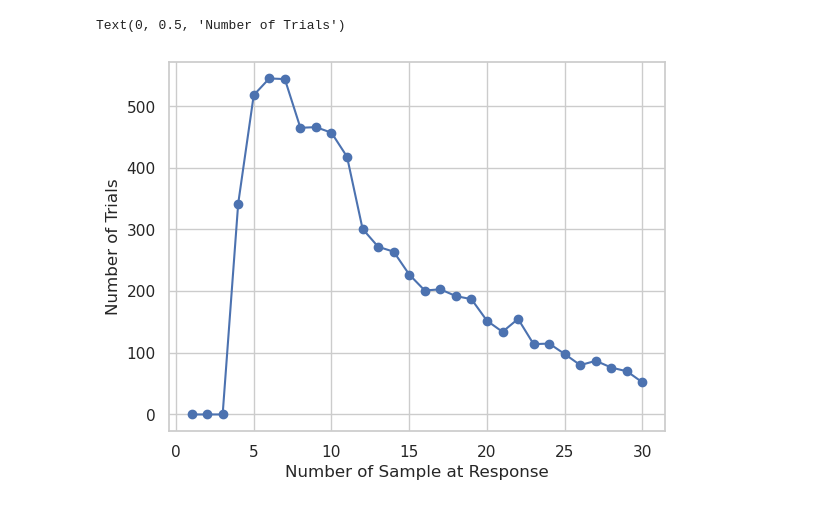
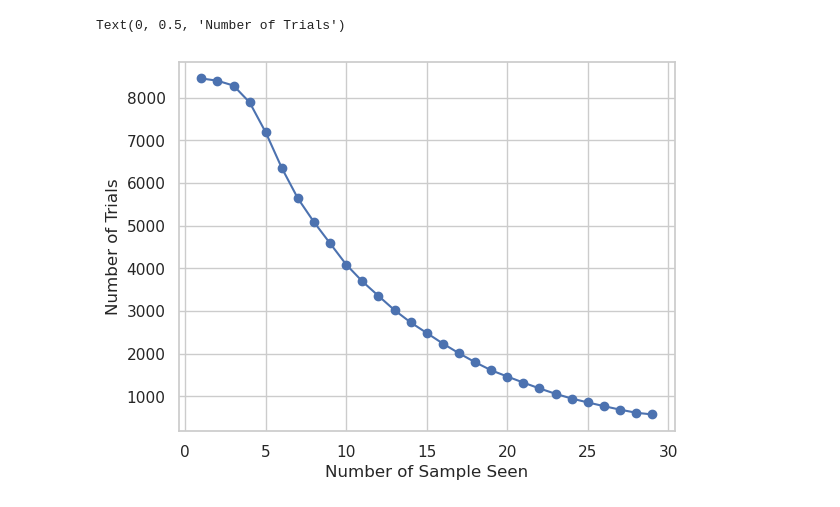
Before and after one commit to jennyqsun/evidence-chain, a Jupyter notebook: analysis/dataset_characteristics.ipynb, the cells around one changed output. Cells and saved outputs as stored; diff of their text form; code cells hidden in the pictures.

```diff
--- a/analysis/dataset_characteristics.ipynb
+++ b/analysis/dataset_characteristics.ipynb
@@ -64,0 +28,19 @@ df.head()
+# %%
+list_of_subj = os.listdir(BEH_DIR)
+list_of_subj.sort()
+# list_of_subj = [list_of_subj[5]]
+
+df = pd.read_pickle(os.path.join(ALL_BEH_DIR, 'all_df_concat.pkl'))
+# organize some columsn
+
+df['key'][df['key'] == '[5]'] = 1
+df['key'][df['key'] == '[3]'] = 1
+df['key'][df['key'] == '[2]'] = 0
+df['cumsum'] = df['sequence_clean'].apply(lambda x: [sum(x[:i+1]) for i in range(len(x))])
+
+# get rid of a ;pw acc subject
+df = df[df['sid']!='s108']
+
+
+# df = df[df['stimDur'] == 0.1]
+# df = df[df['stimDur'] != 0.05]
@@ -65,3 +60,10 @@ df.head()
+# %%
+# correct the count
+df = correct_samples_by_condition(df)
+
+cumsum = np.array(df['cumsum'].to_list())
+sequence =  np.array(df['sequence_clean'].to_list())
+count = df['count_corrected'].to_numpy()
 # %%
 df.shape
 # %% [output]
@@ -69,3 +71,8 @@ df.shape
+# %%
+
+# create a matrix of +1 and -1 with NaNs if the chain terminates
+
+chain_matrix = get_chain_matrix(sequence, count)
 # %%
 df
 # %% [output]
@@ -126,13 +160,12 @@ Text(0, 0.5, 'Accuracy')
 # %%
-nancount = np.isnan(binary_seq_all).sum(axis=1)
 nTrials = []
-for t in range(0, 30):
-    dataset = binary_seq_all[nancount == 30 - t, :]
-    dataset = dataset[:, 0:t]
+for stop_sample in range(0, 29):
+    dataset, dataset_resp = make_dataset(stop_sample, count, chain_matrix)
+
     nTrials.append(dataset.shape[0])
-plt.plot(np.arange(1, 31), np.array(nTrials), "o-")
-plt.xlabel("Number of Sample at Response")
+plt.plot(np.arange(1, 30), np.array(nTrials), "o-")
+plt.xlabel("Number of Sample Seen")
 plt.ylabel("Number of Trials")
 # %% [output]
 Text(0, 0.5, 'Number of Trials')
-[figure, old version]
+[figure, new version]
```
Also changed, not shown: parts of 24 cells of this notebook, 20 other files.
